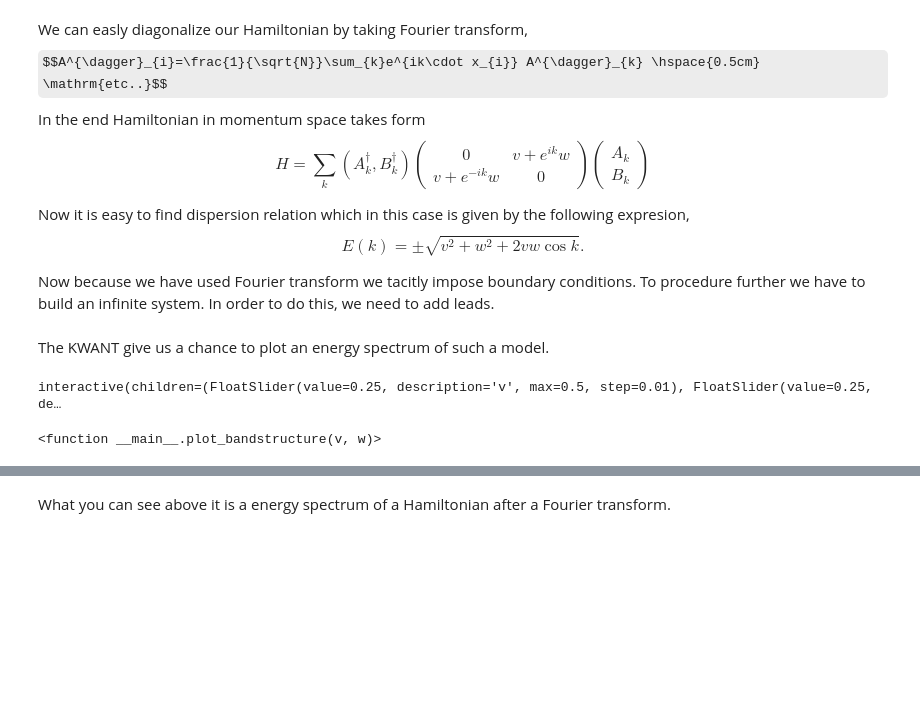
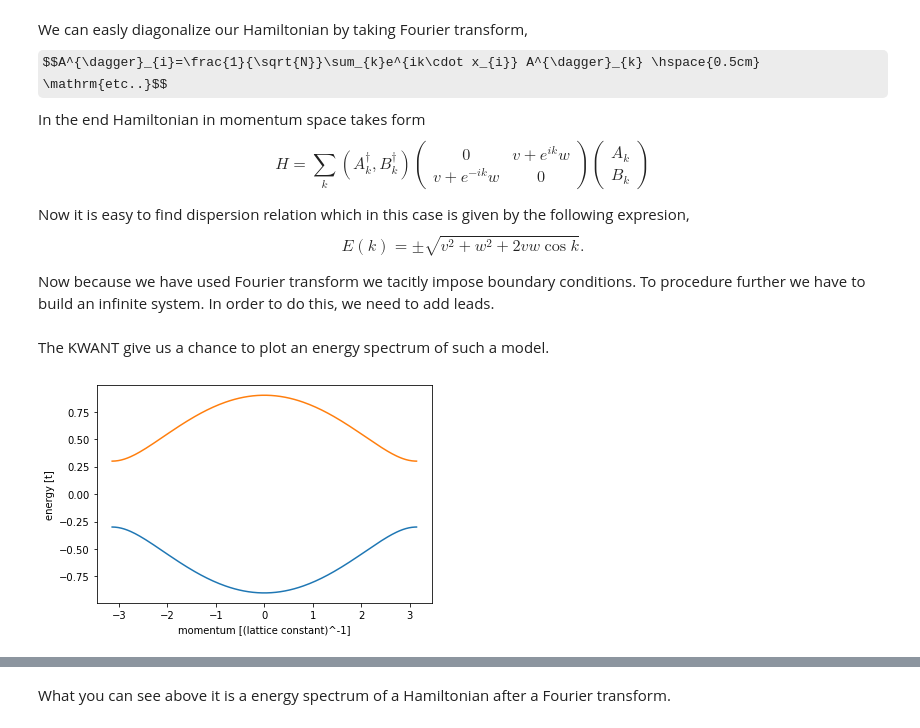
Before and after one commit to korsakjakub/kwant-tutorials-zps, a Jupyter notebook: posts/2022-11-30-SSH-Eigenvalues.ipynb, the cells around one changed output, grey strips where cells are left out. Cells and saved outputs as stored; diff of their text form; code cells hidden in the pictures; some formulas as TeX source; blank space fills up the shorter version.

```diff
--- a/posts/2022-11-30-SSH-Eigenvalues.ipynb
+++ b/posts/2022-11-30-SSH-Eigenvalues.ipynb
@@ -233,23 +232,23 @@ The KWANT give us a chance to plot an energy spectrum of such a model.
 # %%
 def plot_bandstructure(v,w):
     momenta = np.linspace(-np.pi, np.pi, 200)
     syst, left_lead = ssh_model_with_leads(v=v, w=w)
     bands = kwant.physics.Bands(left_lead)
     energies = [bands(k) for k in momenta]
 
     plt.figure()
     plt.plot(momenta, energies)
     plt.xlabel("momentum [(lattice constant)^-1]")
     plt.ylabel("energy [t]")
     plt.show()
 
 def SSH_spectrum_manipulate_momentum_space(v,w):
   plot_probability(k_tab=k,w=w, eig_number=energies_number)
 
-interact(plot_bandstructure, v=(0.0,0.5,0.01), w=(0.0,0.5,0.01))
+#interact(plot_bandstructure, v=(0.0,0.5,0.01), w=(0.0,0.5,0.01))
+plot_bandstructure(0.3, 0.6)
 # %% [output]
-interactive(children=(FloatSlider(value=0.25, description='v', max=0.5, step=0.01), FloatSlider(value=0.25, de…
-<function __main__.plot_bandstructure(v, w)>
+[figure, added]
 # %%
 def plot_DOS(v, w):
     momenta = np.linspace(-np.pi, np.pi, 200)
```
Also changed, not shown: parts of 7 cells of this notebook.
